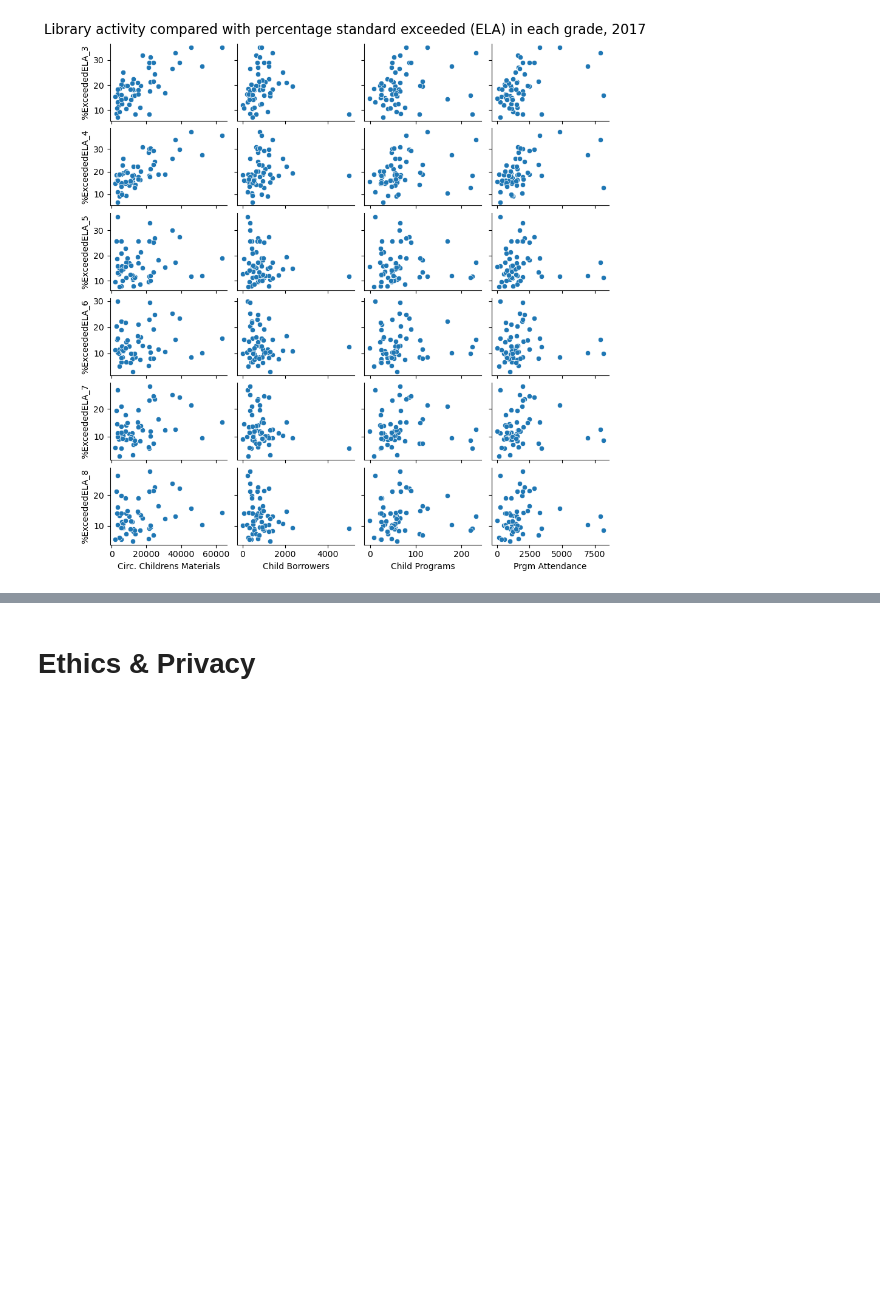
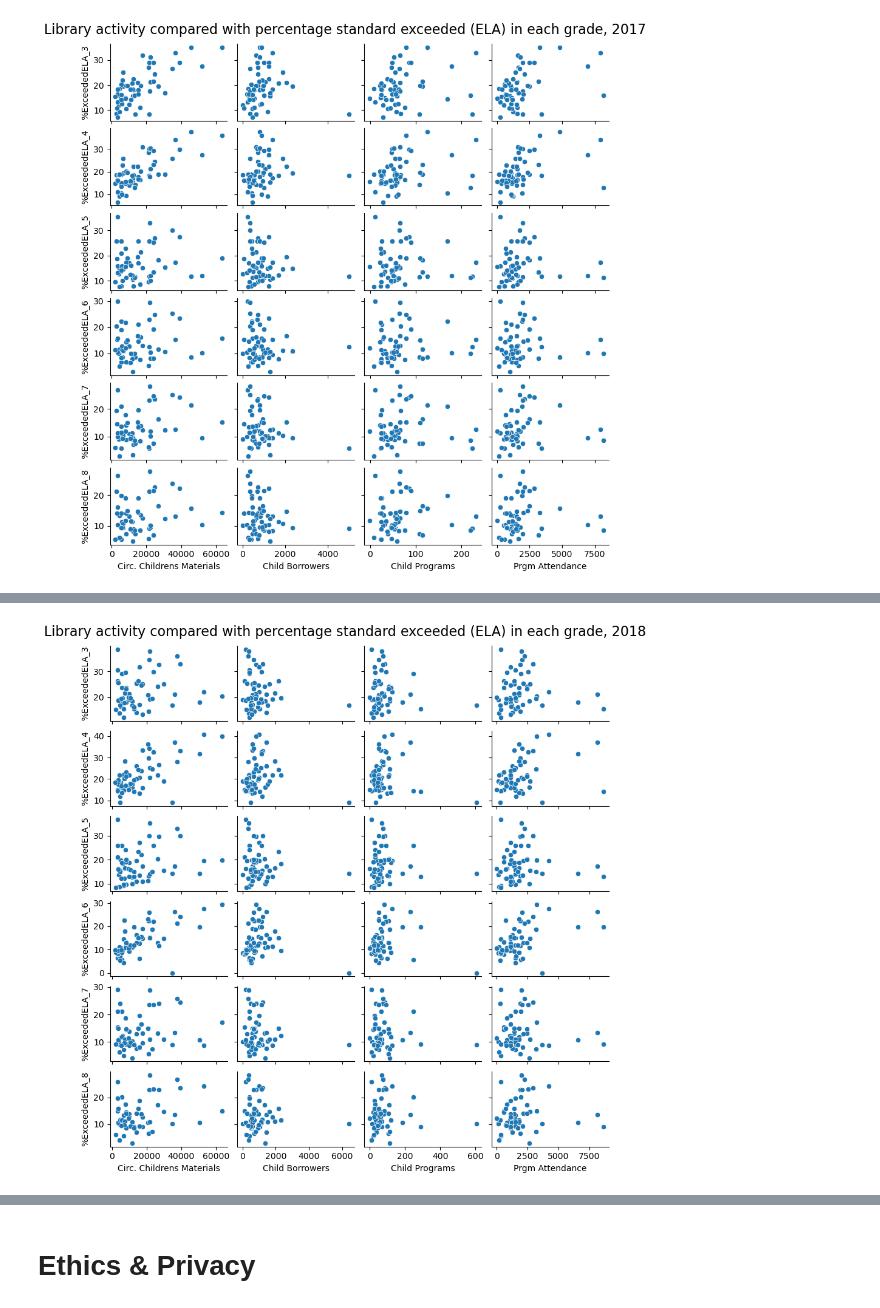
Before and after one commit to KaitlynChou/COGS-108-Project, a Jupyter notebook: FinalProject_Group057_WI24.ipynb, the cells around one changed output, grey strips where cells are left out. Saved outputs shown, nothing was run; the diff lists cells and outputs as text; code cells hidden in the pictures; blank space fills up the shorter version.

```diff
--- a/FinalProject_Group057_WI24.ipynb
+++ b/FinalProject_Group057_WI24.ipynb
@@ -675,0 +687,6 @@ Some more words and stuff.  Remember notebooks work best if you interleave the c
+# %%
+# 2018
+sns.pairplot(df_2018, x_vars=lib_vars, y_vars=ela_vars, height=1.5, aspect=1.5);
+plt.suptitle("Library activity compared with percentage standard exceeded (ELA) in each grade, 2018", y=1.02, fontsize=16);
+# %% [output]
+[figure, added]
```
Also changed, not shown: parts of 20 cells of this notebook.
